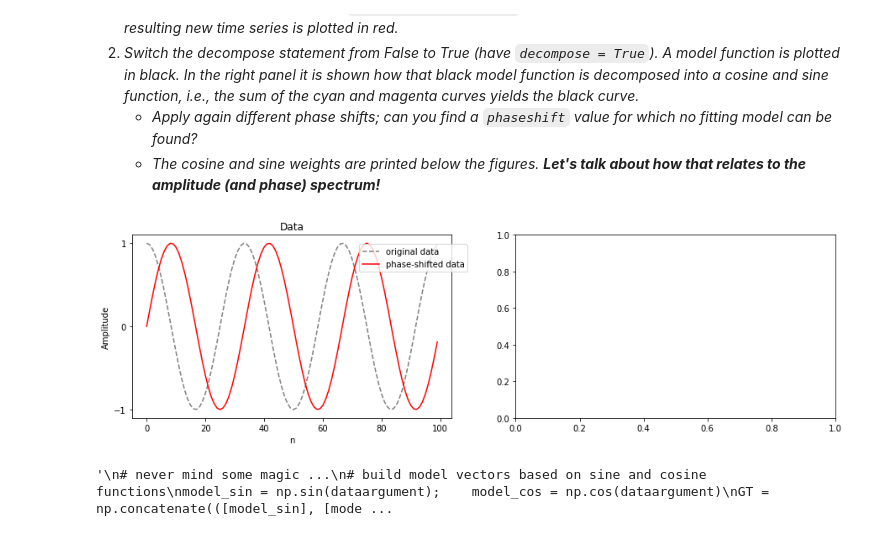
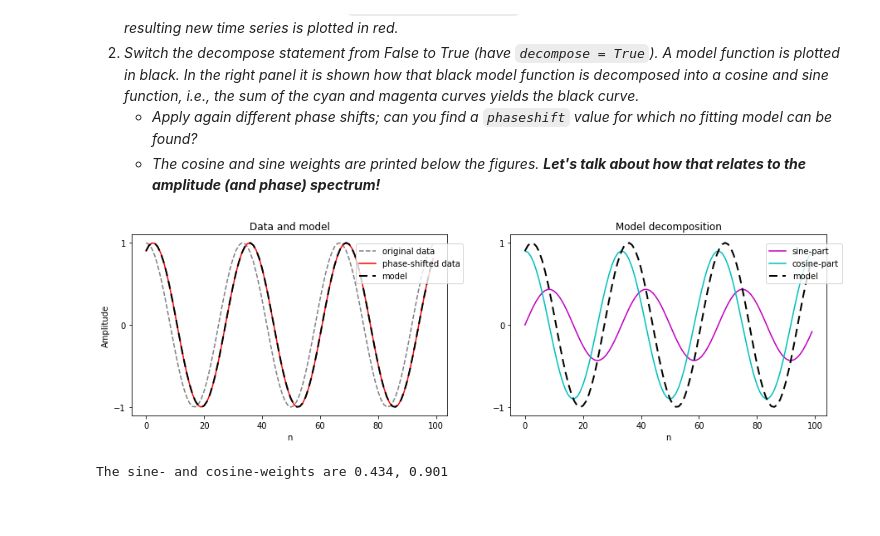
Before and after one commit to hillersg/teaching, a Jupyter notebook: notebook_UH_TeachingDemoJan2020.ipynb, the cells around one changed output. Cells and saved outputs as stored; diff of their text form; code cells hidden in the pictures; blank space fills up the shorter version.

```diff
--- a/notebook_UH_TeachingDemoJan2020.ipynb
+++ b/notebook_UH_TeachingDemoJan2020.ipynb
@@ -110,51 +114,14 @@ The gray sinusoidal data time series in Task 1 was a pure cosine function. Howev
    * _The cosine and sine weights are printed below the figures. **Let's talk about how that relates to the amplitude (and phase) spectrum!**_
 # %%
 # TINKER LINE ... TINKER LINE ... TINKER LINE ... TINKER LINE ... TINKER LINE ...
-phaseshift = -np.pi/2  # choose phase shift in fraction of pi, play with +/- [pi/8, pi/4, pi/3, pi/2]
+phaseshift = -np.pi/7  # choose phase shift in fraction of pi, play with +/- [pi/8, pi/4, pi/3, pi/2]
 
-newargument = dataargument + phaseshift;    newdata = np.cos(newargument)
+newargument = dataargument + phaseshift;    newdata = np.cos(newargument) # this is the new phase-shifted data
 
-decompose = False
-auxf.aux_plot_modeldecomposition(n,data,newdata,dataargument,decompose)
-#print("The sine- and cosine-weights are %5.3f, %5.3f"%(alpha, beta));
+decompose = True
+a, b = auxf.aux_plot_modeldecomposition(n,data,newdata,dataargument,decompose) # decomposition and plotting
+if decompose:
+    print("The sine- and cosine-weights are %5.3f, %5.3f"%(a, b));
 # %% [output]
-[figure, old version]
+[figure, new version]
+The sine- and cosine-weights are 0.434, 0.901
-# %%
-# OLD MATERIAL
-
-'''
-fig, axes = plt.subplots(nrows=1,ncols=2,figsize=(15,4))
-axes[0].plot(n,data,'.--',color='gray'),            axes[1].plot(n,data,'.--',color='gray')
-axes[0].plot(n,ktestcos,'c.-'),                     axes[1].plot(n,ktestsin,'m.-')
-axes[0].set_xlabel('Sample'),                       axes[1].set_xlabel('Sample')
-axes[0].set_yticks([-1, 0, 1]),                     axes[1].set_yticks([-1, 0, 1])
-axes[0].set_title('Cosine test function'),          axes[1].set_title('Sine test function')
-axes[0].set_ylabel('Amplitude');                    plt.show()
-'''
-
-
-'''
-# never mind some magic ...
-# build model vectors based on sine and cosine functions
-model_sin = np.sin(dataargument);    model_cos = np.cos(dataargument)
-GT = np.concatenate(([model_sin], [model_cos]));             G = GT.T # shape (N,2)
-alpha, beta = np.linalg.lstsq(np.matmul(GT,G),np.matmul(GT,newdata),rcond=None)[0]
-# alpha and beta are the weights of the sine and cosine basis function
-print("The sine- and cosine-weights are %5.3f, %5.3f"%(alpha, beta))
-model = alpha * model_sin + beta * model_cos
-
-# plotting
-fig, axes = plt.subplots(nrows=1,ncols=2,figsize=(15,4))
-axes[0].plot(n,data,'--',color='gray',label='original data');  axes[1].plot(n,alpha*model_sin,'m',label='sine-part')
-axes[0].plot(n,newdata,'r-',label='phase-shifted data');       axes[1].plot(n,beta*model_cos,'c',label='cosine-part')
-axes[0].plot(n,model,'k--',label='model');                     axes[1].plot(n,model,'k',label='model')
-axes[0].set_yticks([-1, 0, 1]);                     axes[1].set_yticks([-1, 0, 1])
-axes[0].set_xlabel('Sample');                       axes[1].set_xlabel('Sample')
-axes[0].set_title('Data and model');                axes[1].set_title('Model decomposition')
-axes[0].set_ylabel('Amplitude');
-axes[0].legend(bbox_to_anchor=(1.05, 0.95), loc='upper right', borderaxespad=0.)
-axes[1].legend(bbox_to_anchor=(1.05, 0.95), loc='upper left', borderaxespad=0.)
-plt.show()
-'''
-# %% [output]
-'\n# never mind some magic ...\n# build model vectors based on sine and cosine functions\nmodel_sin = np.sin(dataargument);    model_cos = np.cos(dataargument)\nGT = np.concatenate(([model_sin], [mode ...
```
Also changed, not shown: parts of 3 cells of this notebook, 1 other file.
